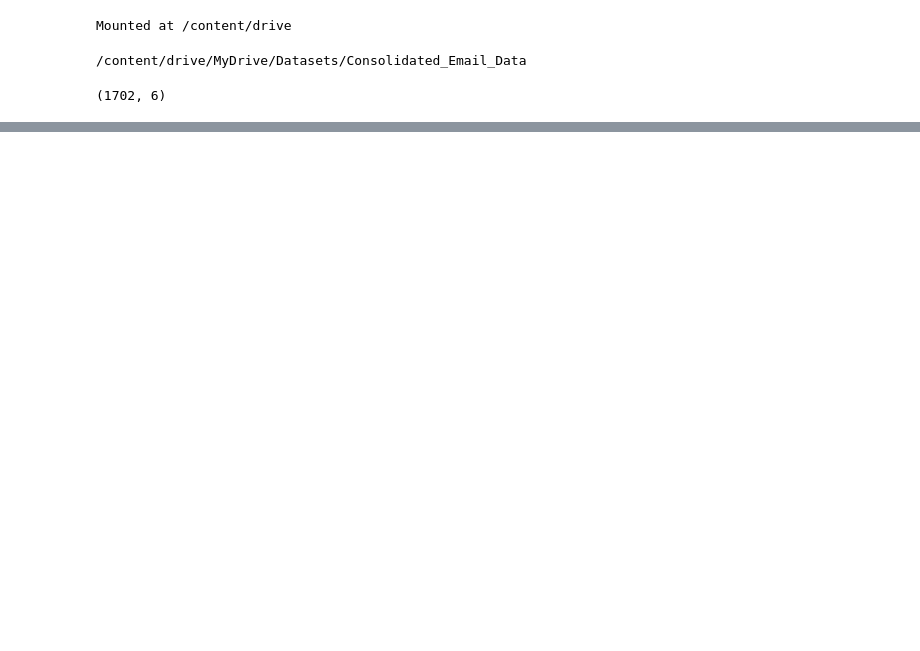
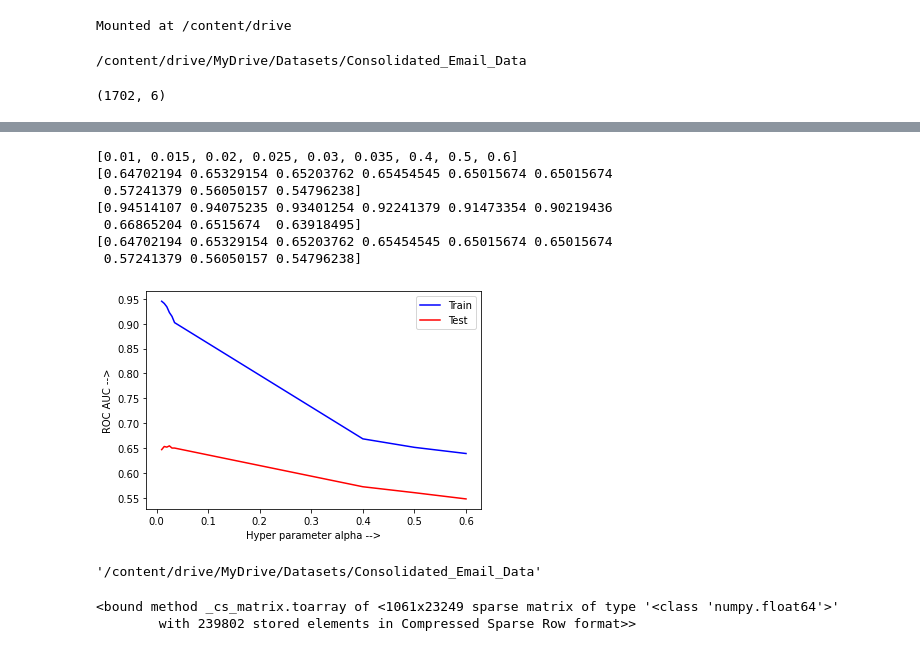
Before and after one commit to srinivas2234/VLabd_Assignment, a Jupyter notebook: Email_classification_Vlabs.ipynb, the cells around one changed output, grey strips where cells are left out. Cells and saved outputs as stored; diff of their text form; code cells hidden in the pictures; blank space fills up the shorter version.

```diff
--- a/Email_classification_Vlabs.ipynb
+++ b/Email_classification_Vlabs.ipynb
@@ -188,0 +316,13 @@ newDF = preprocess_emailText(email_df['Class_Label'].values[0])
+# %%
+grid = {
+    'n_estimators': [5,10,20,30],
+    # 'max_features': ['sqrt', 'log2'],
+    # 'max_depth' : [4,5,6,7,8],
+    'criterion' :['gini', 'entropy'],
+    # 'random_state' : [18]
+}
+# %%
+from sklearn.ensemble import RandomForestClassifier
+
+rf_cv = GridSearchCV(estimator=RandomForestClassifier(), param_grid=grid, cv= 5)
+rf_cv.fit(Tfidf_train,y_train)
@@ -188,0 +413,6 @@ newDF = preprocess_emailText(email_df['Class_Label'].values[0])
+# %%
+hp_space = {'alpha':[0.01,0.015,0.02,0.025,0.03,0.035,0.4,0.5,0.6]}
+mnb=MultinomialNB()
+gs=GridSearchCV(mnb,n_jobs=5,param_grid=hp_space,scoring = "accuracy",cv=5,return_train_score=True)
+# %%
+gs.fit(Tfidf_train,y_train)
@@ -188,0 +448,26 @@ newDF = preprocess_emailText(email_df['Class_Label'].values[0])
+# %%
+
+print( [ s['alpha'] for s in gs.cv_results_['params']])
+print(gs.cv_results_['mean_test_score'])
+print(gs.cv_results_['mean_train_score'])
+print(gs.cv_results_['mean_test_score'])
+def plotAucAllHyperParameter(plot_data):
+    x = [ s['alpha'] for s in plot_data['params']]
+    y_test = plot_data['mean_test_score']
+    y_train = plot_data['mean_train_score']
+    plt.plot(x,y_train,label="Train",color='blue')
+    plt.plot(x,y_test,label="Test",color='red')
+    plt.xlabel("Hyper parameter alpha -->")
+    plt.ylabel("ROC AUC -->")
+    plt.legend()
+    plt.show()
+plotAucAllHyperParameter(gs.cv_results_)
+# %% [output]
+[0.01, 0.015, 0.02, 0.025, 0.03, 0.035, 0.4, 0.5, 0.6]
+[0.64702194 0.65329154 0.65203762 0.65454545 0.65015674 0.65015674
+ 0.57241379 0.56050157 0.54796238]
+[0.94514107 0.94075235 0.93401254 0.92241379 0.91473354 0.90219436
+ 0.66865204 0.6515674  0.63918495]
+[0.64702194 0.65329154 0.65203762 0.65454545 0.65015674 0.65015674
+ 0.57241379 0.56050157 0.54796238]
+[figure, added]
@@ -188,0 +478,4 @@ newDF = preprocess_emailText(email_df['Class_Label'].values[0])
+# %%
+pwd
+# %% [output]
+'/content/drive/MyDrive/Datasets/Consolidated_Email_Data'
@@ -188,0 +495,5 @@ newDF = preprocess_emailText(email_df['Class_Label'].values[0])
+# %%
+print(features.toarray)
+# %% [output]
+<bound method _cs_matrix.toarray of <1061x23249 sparse matrix of type '<class 'numpy.float64'>'
+        with 239802 stored elements in Compressed Sparse Row format>>
```
Also changed, not shown: parts of 72 cells of this notebook.
